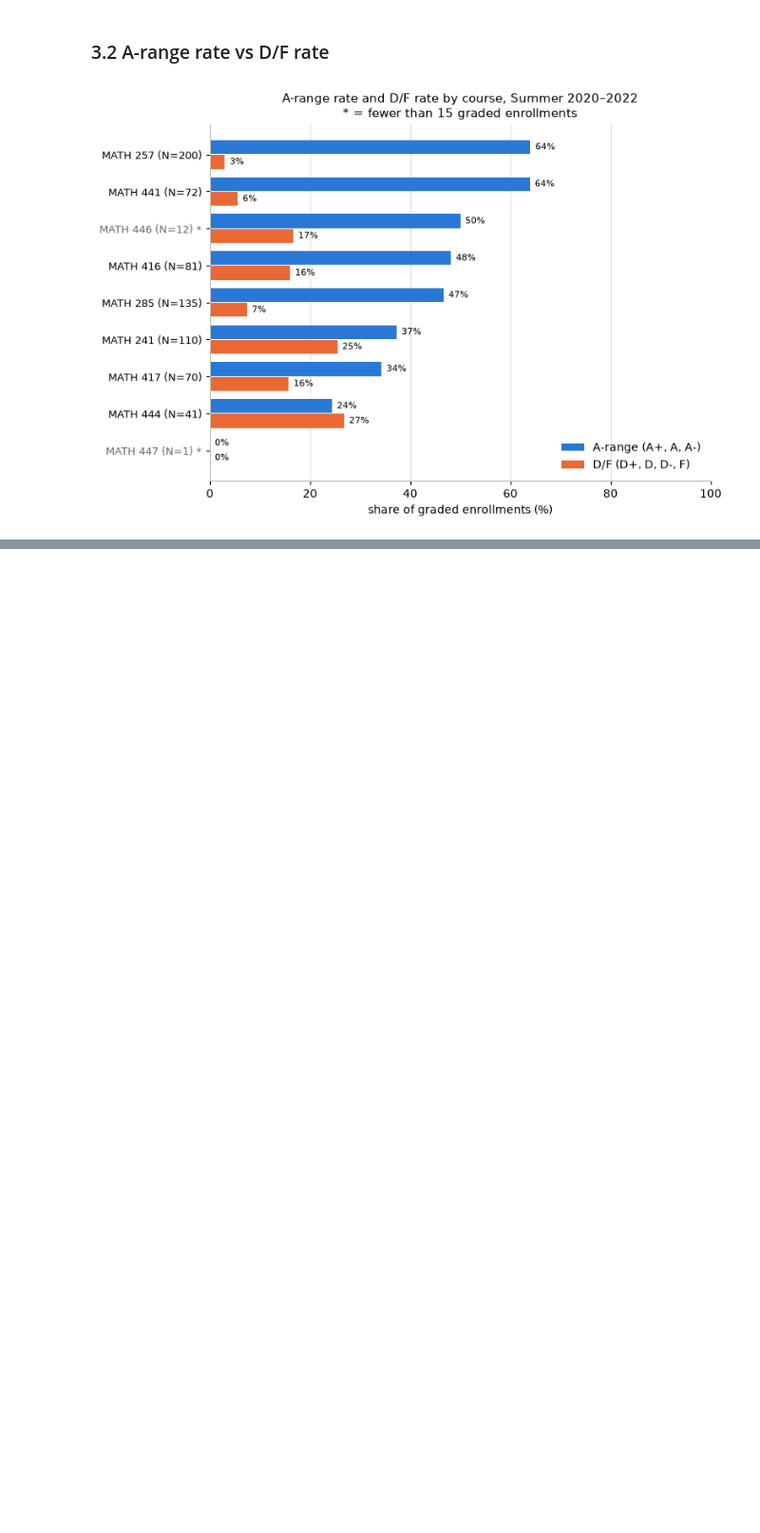
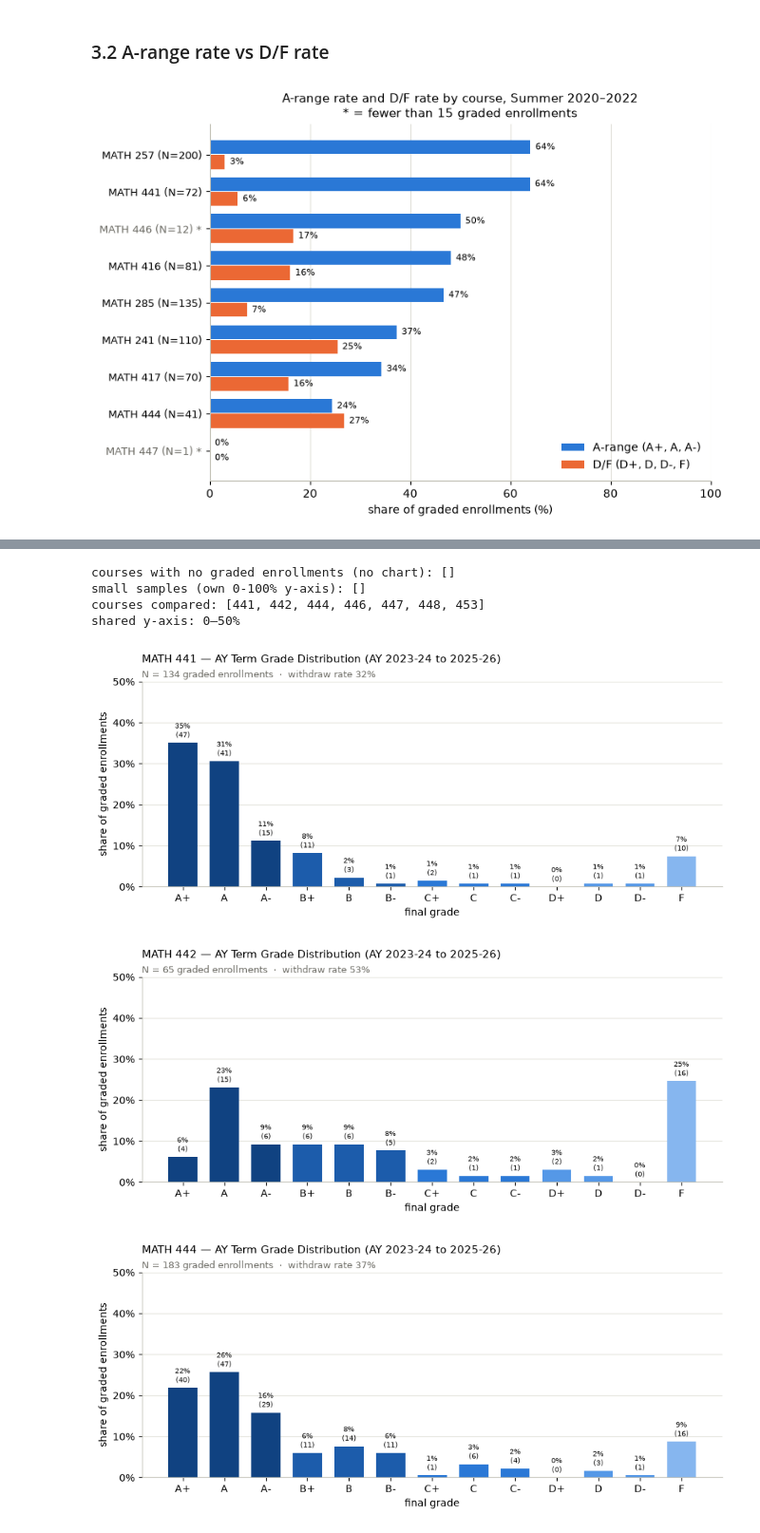
Before and after one commit to Sherry438/NetMath-Data-Analysis, a Jupyter notebook: notebooks/06_grade_distribution_by_course.ipynb, the cells around one changed output, grey strips where cells are left out. Shown at 95% size. Drawn from its saved outputs; the diff is of its cells as text; code cells hidden in the pictures; blank space fills up the shorter version.

Commit message:
Add AY term analysis of grade distribution to notebook06

```diff
--- a/notebooks/06_grade_distribution_by_course.ipynb
+++ b/notebooks/06_grade_distribution_by_course.ipynb
@@ -658,0 +671,8 @@ interpretation.sort_values("A_range_rate", ascending=False).round(2)
+# %%
+ay_course_check = df_ay[df_ay["course"].isin(AY_COURSES)].groupby("course").size().reindex(AY_COURSES, fill_value=0)
+print("rows per assigned course:", ay_course_check.to_dict())
+print("assigned courses with no AY rows in the window:", ay_course_check.index[ay_course_check == 0].tolist())
+
+df_ay = df_ay[df_ay["course"].isin(AY_COURSES)].copy()
+print("rows kept:", len(df_ay))
+display(pd.crosstab([df_ay["course"]], [df_ay["ay_term"], df_ay["status"].fillna("<missing>")]))
@@ -658,0 +823,12 @@ interpretation.sort_values("A_range_rate", ascending=False).round(2)
+# %%
+df_ay_grades = df_ay.rename(columns={"_id": "enrollment_id"})[[
+    "enrollment_id", "netId", "academic_year", "ay_term", "term", "course",
+    "status", "finalGradeLetter", "grade_source", "grade_type", "graded",
+]]
+PROCESSED = Path("../data/processed")
+df_ay_grades.to_csv(PROCESSED / "06_ay_2023_2026_enrollments_with_grades.csv", index=False)
+df_ay_grades.to_pickle(PROCESSED / "06_ay_2023_2026_enrollments_with_grades.pkl")
+
+print("saved", df_ay_grades.shape, "to", PROCESSED)
+print("Completed:", (df_ay_grades["status"] == "Completed").sum(),
+      "| Completed with a letter grade:", ((df_ay_grades["status"] == "Completed") & df_ay_grades["graded"]).sum())
@@ -658,0 +925,58 @@ interpretation.sort_values("A_range_rate", ascending=False).round(2)
+# %%
+plt.style.use("default")
+plt.rcParams.update({"figure.facecolor": "white", "axes.facecolor": "white", "savefig.facecolor": "white"})
+INK, MUTED, GRID, AXIS = "#0b0b0b", "#6b6a63", "#e1e0d9", "#c3c2b7"
+LETTER_COLORS = {"A": "#104281", "B": "#1c5cab", "C": "#2a78d6", "D": "#5598e7", "F": "#86b6ef"}
+BAR_COLORS = [LETTER_COLORS[g[0]] for g in GRADE_SCALE]
+
+def style_axes(ax, grid_axis="y"):
+    ax.spines[["top", "right"]].set_visible(False)
+    ax.spines[["left", "bottom"]].set_color(AXIS)
+    ax.grid(axis=grid_axis, color=GRID, linewidth=0.8)
+    ax.set_axisbelow(True)
+
+AY_CHART_COURSES = ay_grade_counts.index[ay_grade_counts["N"] >= MIN_N]
+print("courses with no graded enrollments (no chart):", [c for c in AY_COURSES if c not in ay_grade_counts.index])
+print("small samples (own 0-100% y-axis):", ay_grade_counts.index[ay_grade_counts["N"] < MIN_N].tolist())
+print("courses compared:", list(AY_CHART_COURSES))
+
+AY_Y_MAX = (min(100, int(np.ceil((ay_grade_pct.loc[AY_CHART_COURSES].max().max() + 8) / 10) * 10))
+            if len(AY_CHART_COURSES) else 100)
+
+def plot_ay_course(course):
+    y_max = AY_Y_MAX if course in AY_CHART_COURSES else 100
+    pct, counts = ay_grade_pct.loc[course, GRADE_SCALE], ay_grade_counts.loc[course, GRADE_SCALE]
+    n, wd = ay_grade_counts.loc[course, "N"], ay_summary.loc[course, "withdraw_rate"]
+
+    fig, ax = plt.subplots(figsize=(9, 4))
+    x = np.arange(len(GRADE_SCALE))
+    ax.bar(x, pct, width=0.7, color=BAR_COLORS)
+    for xi, p, c in zip(x, pct, counts):
+        ax.text(xi, p + y_max * 0.015, f"{p:.0f}%\n({c})", ha="center", va="bottom", fontsize=7.5, color=INK)
+    ax.set_xticks(x, GRADE_SCALE)
+    ax.set_ylim(0, y_max)
+    ax.yaxis.set_major_formatter(lambda v, _: f"{v:.0f}%")
+    ax.set_xlabel("final grade")
+    ax.set_ylabel("share of graded enrollments")
+    style_axes(ax)
+
+    subtitle = f"N = {n} graded enrollments  ·  withdraw rate {wd:.0f}%"
+    if n < MIN_N:
+        subtitle += f"  ·  small sample (< {MIN_N}), y-axis 0–100%"
+    ax.set_title(f"MATH {course} — AY Term Grade Distribution ({AY_LABEL})\n", fontsize=11, loc="left")
+    ax.text(0, 1.02, subtitle, transform=ax.transAxes, fontsize=9, color=MUTED)
+    plt.tight_layout()
+    fig.savefig(OUTPUT_DIR / f"MATH {course} AY grade distribution.png", dpi=150)
+    plt.show()
+
+print(f"shared y-axis: 0–{AY_Y_MAX}%")
+for course in ay_grade_counts.index:
+    plot_ay_course(course)
+# %% [output]
+courses with no graded enrollments (no chart): []
+small samples (own 0-100% y-axis): []
+courses compared: [441, 442, 444, 446, 447, 448, 453]
+shared y-axis: 0–50%
+[figure, added]
+[figure, added]
+[figure, added]
```
Also changed, not shown: parts of 41 cells of this notebook, 9 other files.
